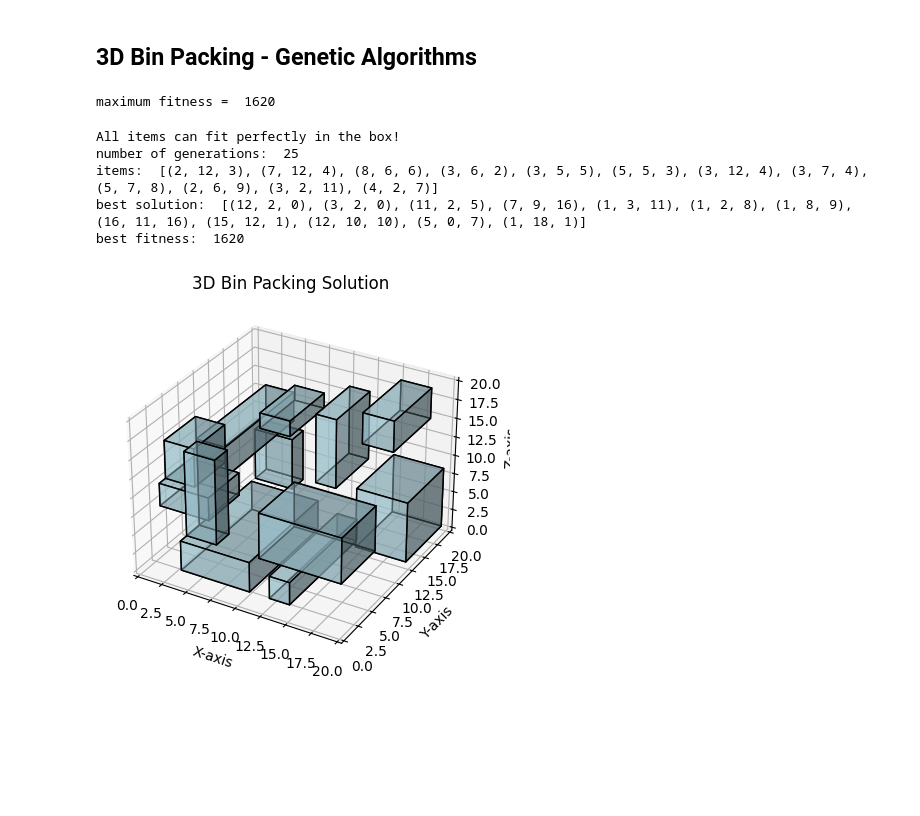
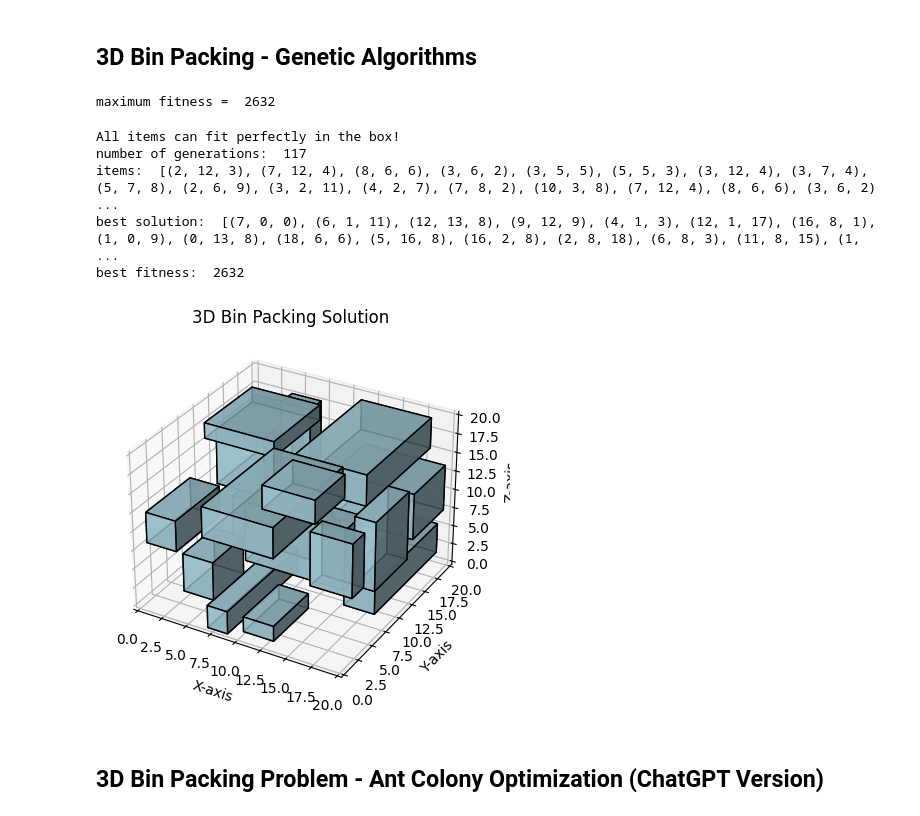
Before and after one commit to MisterMandarino/3D-Packing-Problem-using-Evolutionary-Computations, a Jupyter notebook: BinPackingProblem.ipynb, the cells around one changed output. Saved outputs shown, nothing was run; the diff lists cells and outputs as text; code cells hidden in the pictures; blank space fills up the shorter version.

Commit message:
update BinPacking
Added 3D Interactive visualization and started Ant Colony Optimization approach

```diff
--- a/BinPackingProblem.ipynb
+++ b/BinPackingProblem.ipynb
@@ -547,8 +529,8 @@ BIN_HEIGHT = 20
 def generate_items(n):
     return [(randrange(1,BIN_WIDTH//3), randrange(1,BIN_HEIGHT//3)) for _ in range(n)]
 
-#items = [(2,12),(7,12),(8,6),(3,6),(3,5),(5,5),(3,12),(3,7),(5,7),(2,6),(3,2),(4,2),(3,4),(4,4),(9,2),(11,2)]
-items = [(2,12),(7,12),(8,6),(3,6),(3,5),(5,5),(3,12),(3,7),(5,7),(2,6),(3,2),(4,2)]
+items = [(2,12),(7,12),(8,6),(3,6),(3,5),(5,5),(3,12),(3,7),(5,7),(2,6),(3,2),(4,2),(3,4),(4,4),(9,2),(11,2)]
+#items = [(2,12),(7,12),(8,6),(3,6),(3,5),(5,5),(3,12),(3,7),(5,7),(2,6),(3,2),(4,2)]
 # %%
 ## utility functions
 def get_overlap_area(pos_a, dim_a, pos_b, dim_b):
@@ -583,10 +565,12 @@ def generate_population(size: int, items):
 def fitness(genome, items):
     sol_space = np.zeros((BIN_WIDTH, BIN_HEIGHT), dtype=np.int32)
 
+    #for gene, item in zip(genome, items):
+    #    idx2 = BIN_HEIGHT - gene[1]
+    #    idx1 = BIN_HEIGHT - gene[1] - item[1]
+    #    sol_space[idx1:idx2, gene[0]:gene[0]+item[0]] += 1
     for gene, item in zip(genome, items):
-        idx2 = BIN_HEIGHT - gene[1]
-        idx1 = BIN_HEIGHT - gene[1] - item[1]
-        sol_space[idx1:idx2, gene[0]:gene[0]+item[0]] += 1
+        sol_space[gene[0]:gene[0]+item[0], gene[1]:gene[1]+item[1]] += 1
 
     good_pos = np.where(sol_space == 1) ## the more space they occupy the better the fitness
     good_fit = len(sol_space[good_pos])
@@ -716,8 +700,7 @@ BOX_LENGTH = 20
 def generate_items_3d(n):
     return [(randrange(1,BOX_WIDTH//3), randrange(1,BOX_HEIGHT//3), randrange(1,BOX_LENGTH//3)) for _ in range(n)]
 
-#items = [(2,12),(7,12),(8,6),(3,6),(3,5),(5,5),(3,12),(3,7),(5,7),(2,6),(3,2),(4,2),(3,4),(4,4),(9,2),(11,2)]
-items = [(2,12,3),(7,12,4),(8,6,6),(3,6,2),(3,5,5),(5,5,3),(3,12,4),(3,7,4),(5,7,8),(2,6,9),(3,2,11),(4,2,7)]
+items = [(2,12,3),(7,12,4),(8,6,6),(3,6,2),(3,5,5),(5,5,3),(3,12,4),(3,7,4),(5,7,8),(2,6,9),(3,2,11),(4,2,7),(7,8,2),(10,3,8),(7,12,4),(8,6,6),(3,6,2)]
 # %%
 def generate_genome(items):
     candidate = []
@@ -814,7 +797,7 @@ from mpl_toolkits.mplot3d import Axes3D
 figsize = (6,6)
 rect_color = 'lightblue'
 edge_color = 'black'
-alpha = 0.5
+alpha = 0.8
 
 def plot_boxes(ax, boxes_pos, boxes_dim):
     for pos, dim in zip(boxes_pos, boxes_dim):
@@ -847,21 +830,21 @@ def plot_configuration_3d(configuration, items):
     # Show the plot
     plt.show()
 # %%
-population, generations, fit = run_evolution(generation_limit=100, num_mutation=1, mutation_probability=0.5)
+population, generations, fit = run_evolution(pop_size=200, generation_limit=200, num_mutation=1, mutation_probability=0.5)
 
 print('number of generations: ', generations)
 print('items: ', items)
 print('best solution: ', population[0])
 print('best fitness: ', fit)
 plot_configuration_3d(population[0], items)
 # %% [output]
-maximum fitness =  1620
+maximum fitness =  2632
 All items can fit perfectly in the box!
-number of generations:  25
-items:  [(2, 12, 3), (7, 12, 4), (8, 6, 6), (3, 6, 2), (3, 5, 5), (5, 5, 3), (3, 12, 4), (3, 7, 4), (5, 7, 8), (2, 6, 9), (3, 2, 11), (4, 2, 7)]
-best solution:  [(12, 2, 0), (3, 2, 0), (11, 2, 5), (7, 9, 16), (1, 3, 11), (1, 2, 8), (1, 8, 9), (16, 11, 16), (15, 12, 1), (12, 10, 10), (5, 0, 7), (1, 18, 1)]
-best fitness:  1620
+number of generations:  117
+items:  [(2, 12, 3), (7, 12, 4), (8, 6, 6), (3, 6, 2), (3, 5, 5), (5, 5, 3), (3, 12, 4), (3, 7, 4), (5, 7, 8), (2, 6, 9), (3, 2, 11), (4, 2, 7), (7, 8, 2), (10, 3, 8), (7, 12, 4), (8, 6, 6), (3, 6, 2) ...
+best solution:  [(7, 0, 0), (6, 1, 11), (12, 13, 8), (9, 12, 9), (4, 1, 3), (12, 1, 17), (16, 8, 1), (1, 0, 9), (0, 13, 8), (18, 6, 6), (5, 16, 8), (16, 2, 8), (2, 8, 18), (6, 8, 3), (11, 8, 15), (1,  ...
+best fitness:  2632
-[figure, old version]
+[figure, new version]
 # %%
 import plotly.graph_objects as go
 
@@ -895,3 +892,5 @@ def plot_configuration_3d_interactive(configuration, items):
     fig.show()
 # %%
 plot_configuration_3d_interactive(population[0], items)
+# %% [markdown]
+## 3D Bin Packing Problem - Ant Colony Optimization (ChatGPT Version)
```
Also changed, not shown: parts of 7 cells of this notebook.
